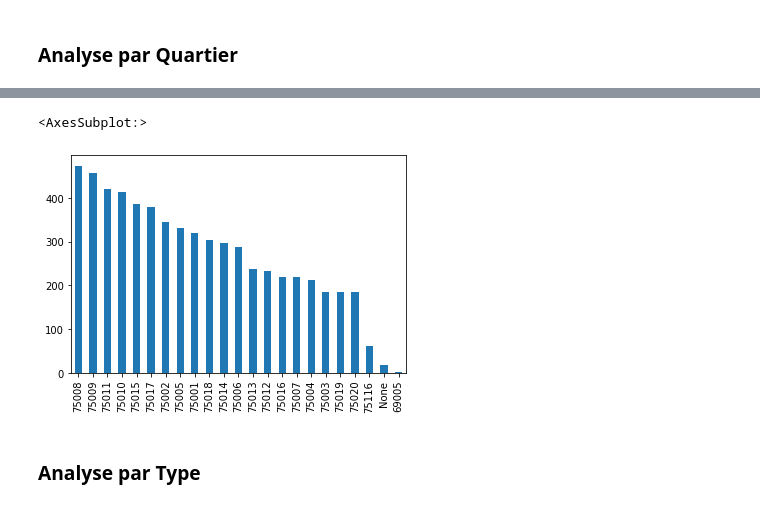
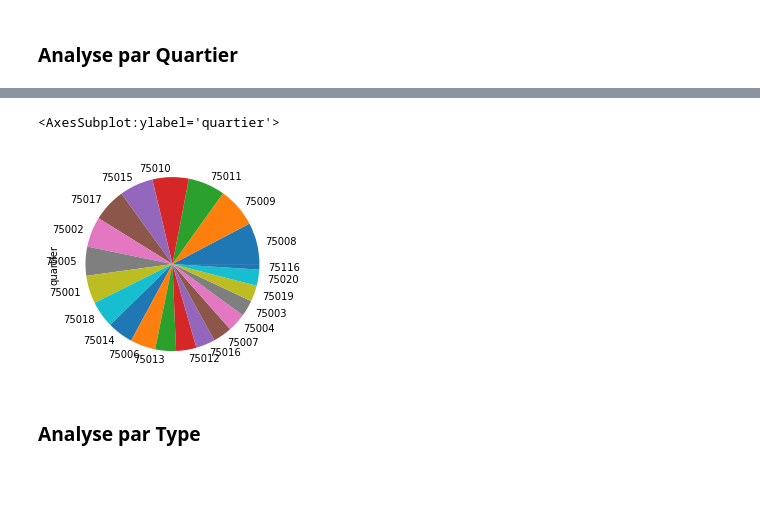
Before and after one commit to Nafbo/AVA-Resto, a Jupyter notebook: src/analysis/analysis.ipynb, the cells around one changed output, grey strips where cells are left out. Saved outputs shown, nothing was run; the diff lists cells and outputs as text; code cells hidden in the pictures; blank space fills up the shorter version.

```diff
--- a/src/analysis/analysis.ipynb
+++ b/src/analysis/analysis.ipynb
@@ -79,8 +60,8 @@ Name: quartier, dtype: int64
 # %%
-df['quartier'].value_counts().plot(kind='bar')
+df['quartier'][(df['quartier'] != '69005') & (df['quartier'] != 'None')].value_counts().plot(kind='pie')
 # %% [output]
-<AxesSubplot:>
+<AxesSubplot:ylabel='quartier'>
-[figure, old version]
+[figure, new version]
 # %% [markdown]
 ### Analyse par Type
 # %%
```
Also changed, not shown: parts of 7 cells of this notebook, 3 other files.
